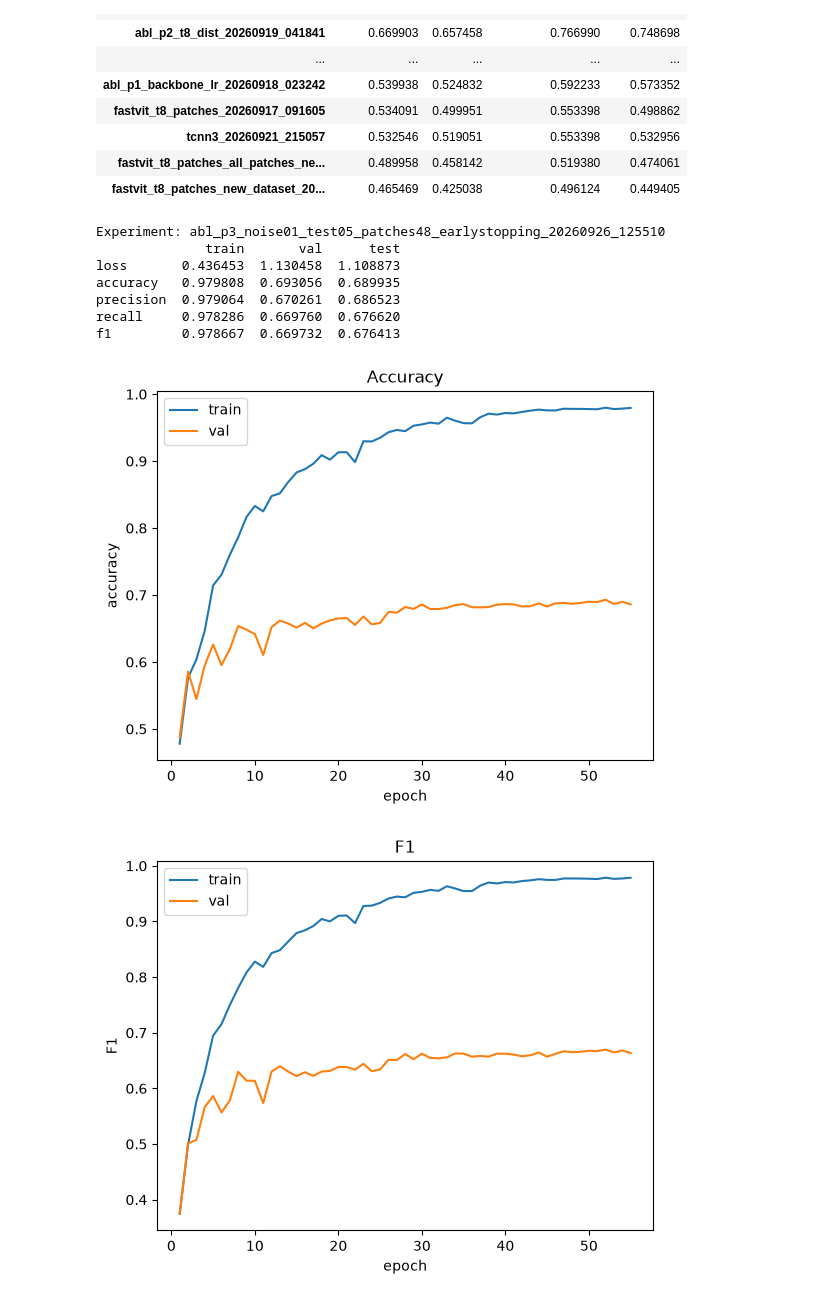
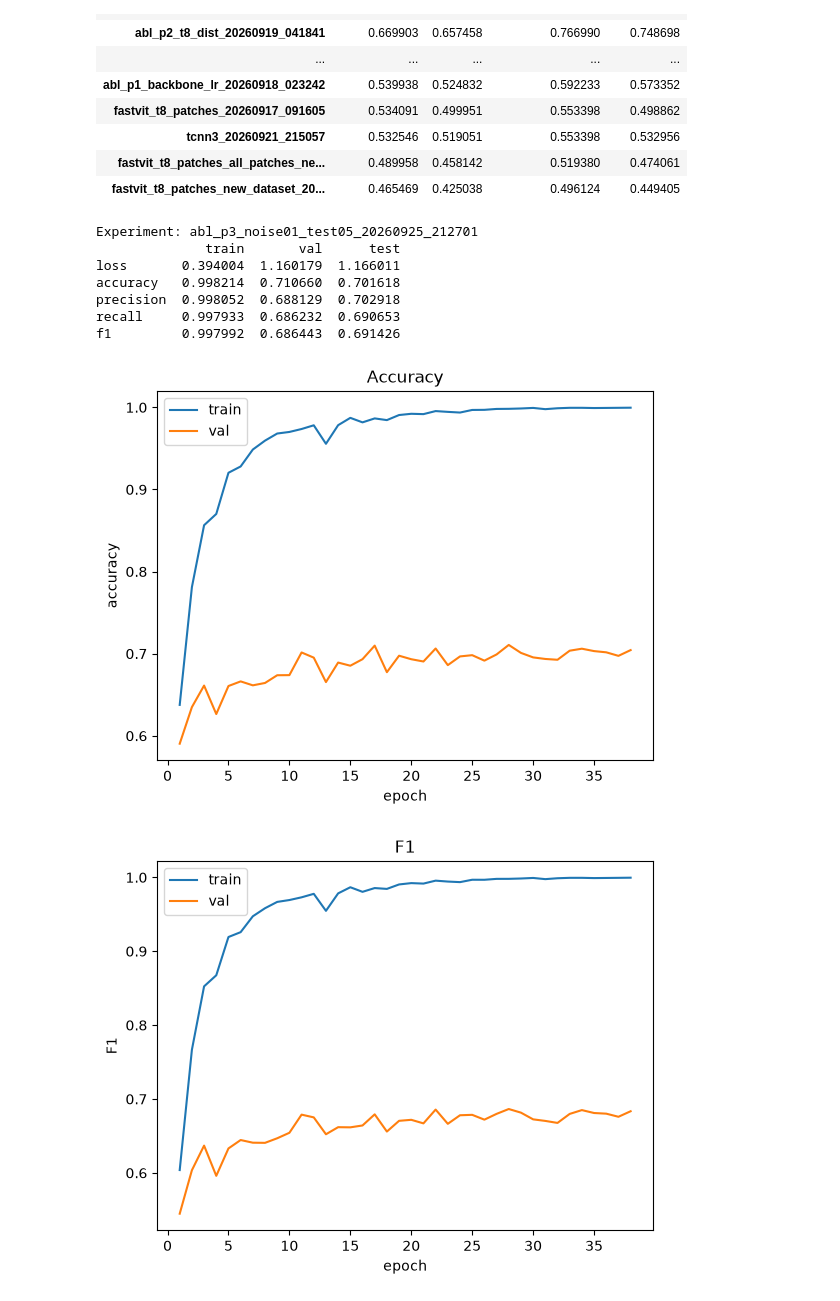
Before and after one commit to Ilyaant/federated-learning-experiments, a Jupyter notebook: notebooks/metrics_lookup.ipynb, the cells around one changed output. Cells and saved outputs as stored; diff of their text form; code cells hidden in the pictures.

Commit message:
add new plots

```diff
--- a/notebooks/metrics_lookup.ipynb
+++ b/notebooks/metrics_lookup.ipynb
@@ -176,14 +176,14 @@ pd.DataFrame({
 | fastvit_t8_patches_all_patches_ne... | 0.489958 | 0.458142 | 0.519380 | 0.474061 |
 | fastvit_t8_patches_new_dataset_20... | 0.465469 | 0.425038 | 0.496124 | 0.449405 |
 # %%
-get_experiment_results('abl_p3_noise01_test05_patches48_earlystopping_20260926_125510')
+get_experiment_results('abl_p3_noise01_test05_20260925_212701')
 # %% [output]
-Experiment: abl_p3_noise01_test05_patches48_earlystopping_20260926_125510
+Experiment: abl_p3_noise01_test05_20260925_212701
               train       val      test
-loss       0.436453  1.130458  1.108873
-accuracy   0.979808  0.693056  0.689935
-precision  0.979064  0.670261  0.686523
-recall     0.978286  0.669760  0.676620
-f1         0.978667  0.669732  0.676413
+loss       0.394004  1.160179  1.166011
+accuracy   0.998214  0.710660  0.701618
+precision  0.998052  0.688129  0.702918
+recall     0.997933  0.686232  0.690653
+f1         0.997992  0.686443  0.691426
-[figure, old version]
+[figure, new version]
-[figure, old version]
+[figure, new version]
```
Also changed, not shown: parts of 3 cells of this notebook.
